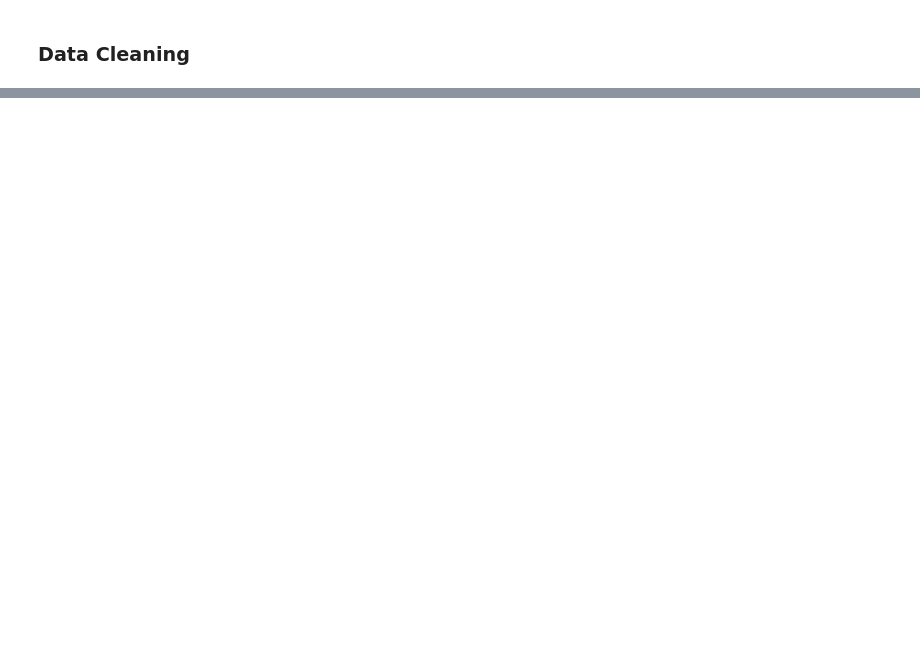
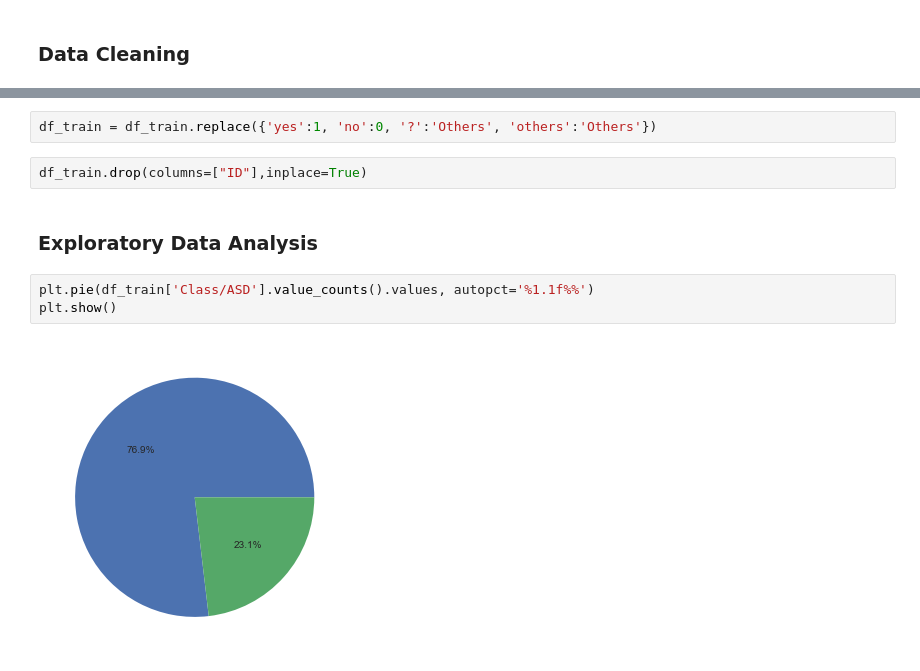
Before and after one commit to abideen-olawuwo/autism-prediction, a Jupyter notebook: autism prediction.ipynb, the cells around one changed output, grey strips where cells are left out. Drawn from its saved outputs; the diff is of its cells as text; blank space fills up the shorter version.

```diff
--- a/autism prediction.ipynb
+++ b/autism prediction.ipynb
@@ -157,0 +192,11 @@ df_train = df_train.replace({'yes':1, 'no':0, '?':'Others', 'others':'Others'})
+# %%
+df_train = df_train.replace({'yes':1, 'no':0, '?':'Others', 'others':'Others'})
+# %%
+df_train.drop(columns=["ID"],inplace=True)
+# %% [markdown]
+### Exploratory Data Analysis
+# %%
+plt.pie(df_train['Class/ASD'].value_counts().values, autopct='%1.1f%%')
+plt.show()
+# %% [output]
+[figure, added]
```
Also changed, not shown: parts of 23 cells of this notebook.
